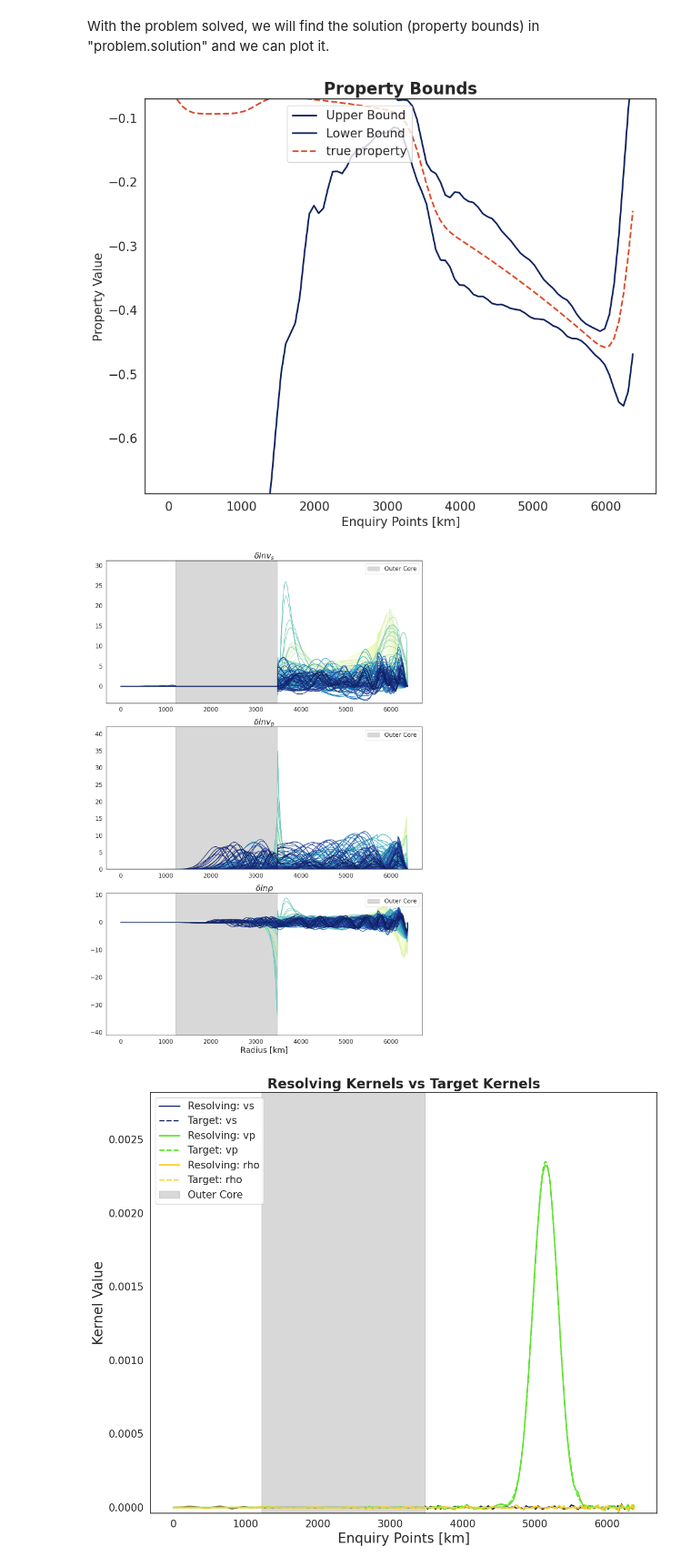
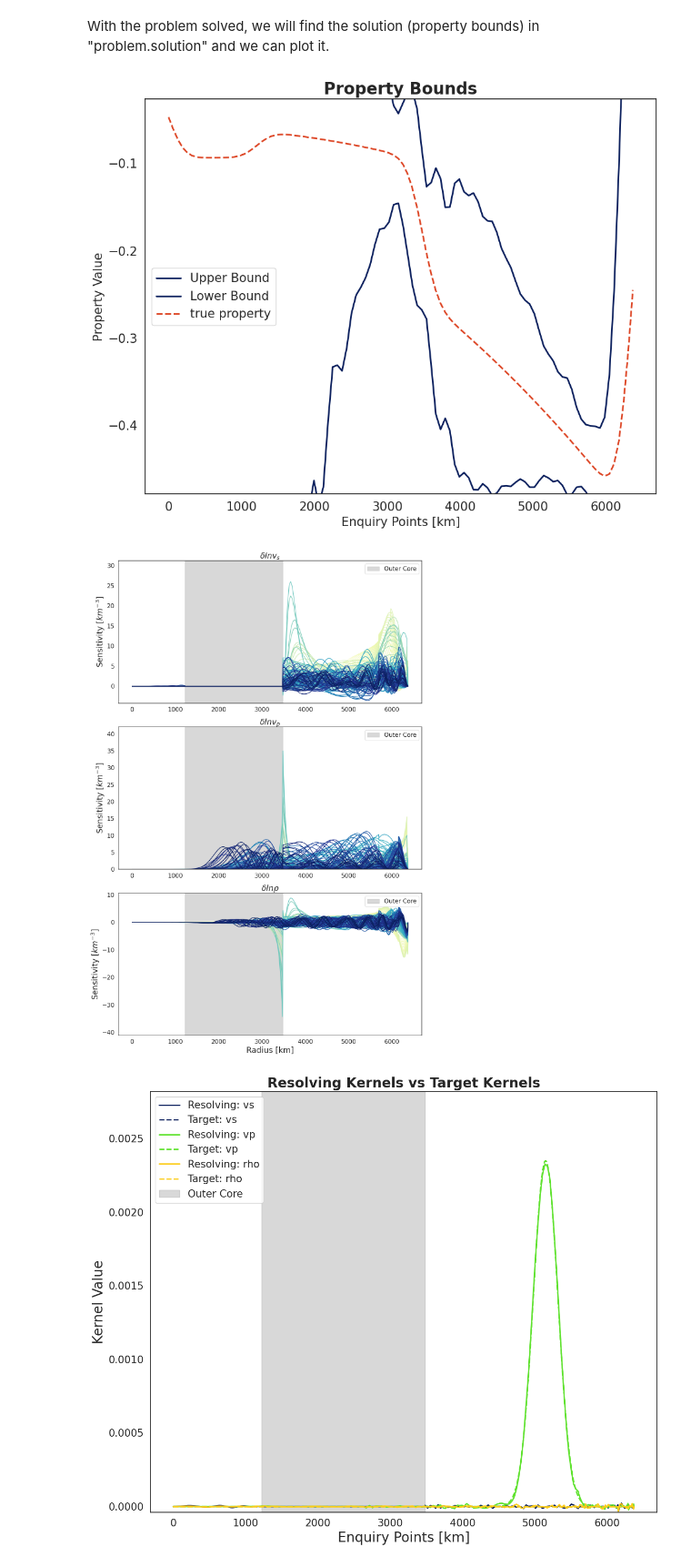
Before and after one commit to Adrian-Mag/SOLA_DLI, a Jupyter notebook: examples/Target_Paper_Examples/solving_problems.ipynb, the cells around one changed output. Shown at 91% size. Saved outputs shown, nothing was run; the diff lists cells and outputs as text; code cells hidden in the pictures.

```diff
--- a/examples/Target_Paper_Examples/solving_problems.ipynb
+++ b/examples/Target_Paper_Examples/solving_problems.ipynb
@@ -149,7 +149,7 @@ for model in true_model:
     values = [1.5*np.max(
                 np.abs(
                 model.evaluate(np.linspace(intervals[index],
-                               intervals[index+1], 100))[1])) \
+                               intervals[index+1], 100)))) \
                 for index in range(len(intervals) - 1)]
     upper_bound = functions.Piecewise_1D(domain=model.domain,
                                intervals=intervals,
@@ -260,33 +260,37 @@ With the problem solved, we will find the solution (property bounds) in "problem
 # %%
 ###############
 # Plot solution
 ###############
 # Find limits for y axis
-y_max = np.max(true_property)*1.5
-y_min = np.min(true_property)*1.5
+y_max = np.max(true_property)
+y_min = np.min(true_property)
+y_center = (y_max + y_min) / 2
+y_range = y_max - y_min
+y_min = y_center - 1.1 * y_range / 2
+y_max = y_center + 1.1 * y_range / 2
 # Plot the Solution section
 plt.figure('Solution', figsize=(10, 8))
-sns.set(style='white')  # Set seaborn style
+sns.set_theme(style='white')  # Set seaborn style
 plt.title('Property Bounds', fontsize=20, fontweight='bold')  # Increase font size and add bold
 plt.plot(enquiry_points, problem.solution['upper bound'], color=colors[99],
          linewidth=2, label='Upper Bound')  # Increase line width
 plt.plot(enquiry_points, problem.solution['lower bound'], color=colors[99],
          linewidth=2, label='Lower Bound')  # Increase line width and use dashed line
 plt.plot(enquiry_points, true_property, color='#dd4423', linestyle='--',
          linewidth=2, label='true property')
 #plt.fill_betweenx([y_min, y_max], 1220, 3480, color='gray', alpha=0.3, label='Outer Core')
 plt.ylim([y_min, y_max])
 plt.xticks(fontsize=15)
 plt.yticks(fontsize=15)
-plt.legend(fontsize=15, loc='upper center', bbox_to_anchor=(0.4, 1))
+plt.legend(fontsize=15, loc='center left', bbox_to_anchor=(0, .5))
 
 plt.xlabel('Enquiry Points [km]', fontsize=15)  # Add X-axis label with fontsize
 plt.ylabel('Property Value', fontsize=15)  # Add Y-axis label with fontsize
 plt.tight_layout()  # Adjust layout to prevent clipping of labels
 plt.savefig('norm_solution.png', dpi=300, bbox_inches='tight')  # Increase resolution for high-quality output
 plt.show()
 # %% [output]
-[figure, old version]
+[figure, new version]
 # %%
 fig, axes = plt.subplots(len(physical_parameters), 1, figsize=(12, 6*len(physical_parameters)))
 
@@ -306,6 +310,7 @@ for i, param in enumerate(physical_parameters):
     y_min *= 1.2
     y_max *= 1.2
     axes[i].set_title(physical_parameters_symbols[param], fontsize=20)
+    axes[i].set_ylabel('Sensitivity ' + r'[$km^{-3}$]', fontsize=20)
     axes[i].tick_params(axis='both', which='major', labelsize=15)
     axes[i].set_ylim([y_min, y_max])
     # Fill between the dynamic y_min and y_max values
@@ -319,9 +324,9 @@ axes[i].set_xlabel('Radius [km]', fontsize=20)
 plt.xticks(fontsize=15)
 plt.yticks(fontsize=15)
 plt.tight_layout()
-plt.savefig('Kernels_for_' + param + '.png', bbox_inches='tight', dpi=300)
+plt.savefig('Kernels_for_paper_normal' + '.png', bbox_inches='tight', dpi=300)
 # %% [output]
-[figure, old version]
+[figure, new version]
 # %%
 problem._compute_resolving_kernels()
 # %%
```
Also changed, not shown: parts of 4 cells of this notebook, 5 other files.
